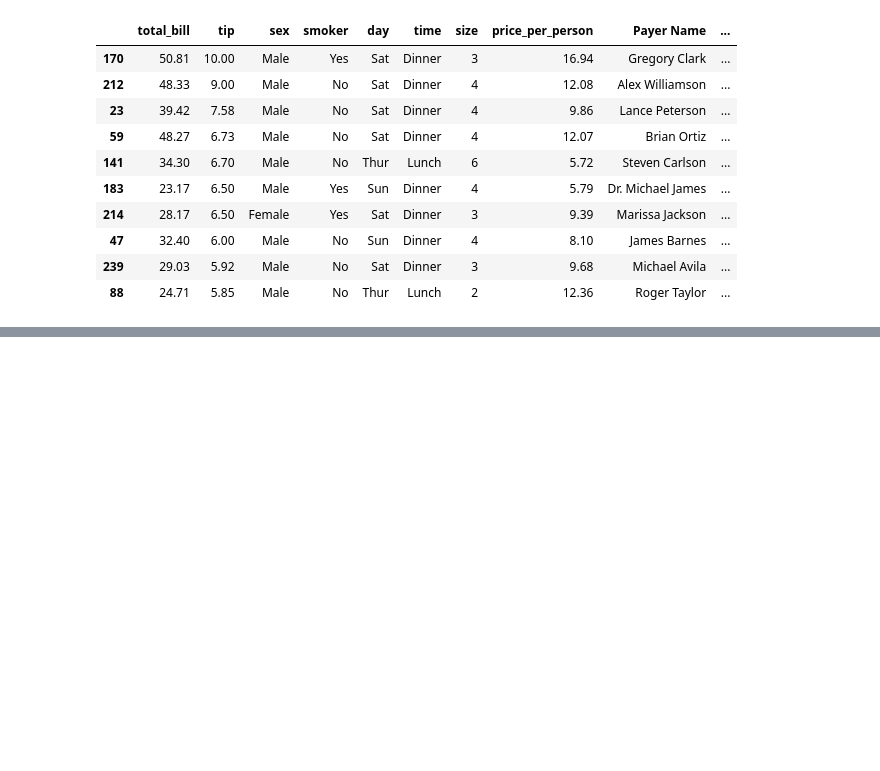
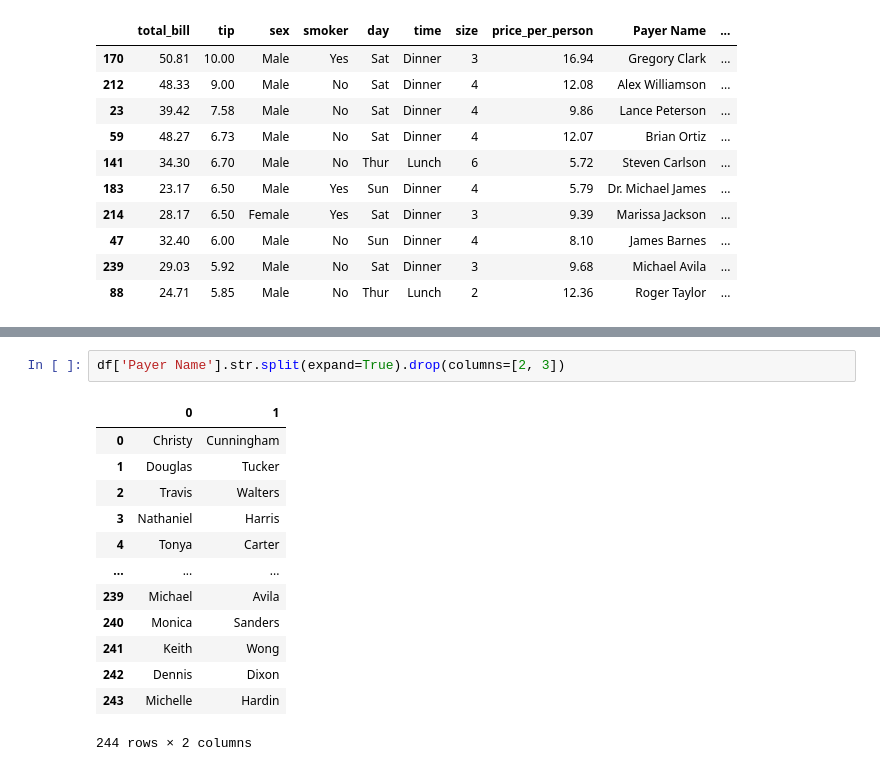
Before and after one commit to UnlimitedV/Learning_ML, a Jupyter notebook: pandas/03-Useful-Methods.ipynb, the cells around one changed output, grey strips where cells are left out. Cells and saved outputs as stored; diff of their text form; blank space fills up the shorter version.

```diff
--- a/pandas/03-Useful-Methods.ipynb
+++ b/pandas/03-Useful-Methods.ipynb
@@ -598,0 +678,16 @@ df.nlargest(10,'tip')
+# %%
+df['Payer Name'].str.split(expand=True).drop(columns=[2, 3])
+# %% [output]
+|  | 0 | 1 |
+| 0 | Christy | Cunningham |
+| 1 | Douglas | Tucker |
+| 2 | Travis | Walters |
+| 3 | Nathaniel | Harris |
+| 4 | Tonya | Carter |
+| ... | ... | ... |
+| 239 | Michael | Avila |
+| 240 | Monica | Sanders |
+| 241 | Keith | Wong |
+| 242 | Dennis | Dixon |
+| 243 | Michelle | Hardin |
+244 rows × 2 columns
```
Also changed, not shown: parts of 28 cells of this notebook.
